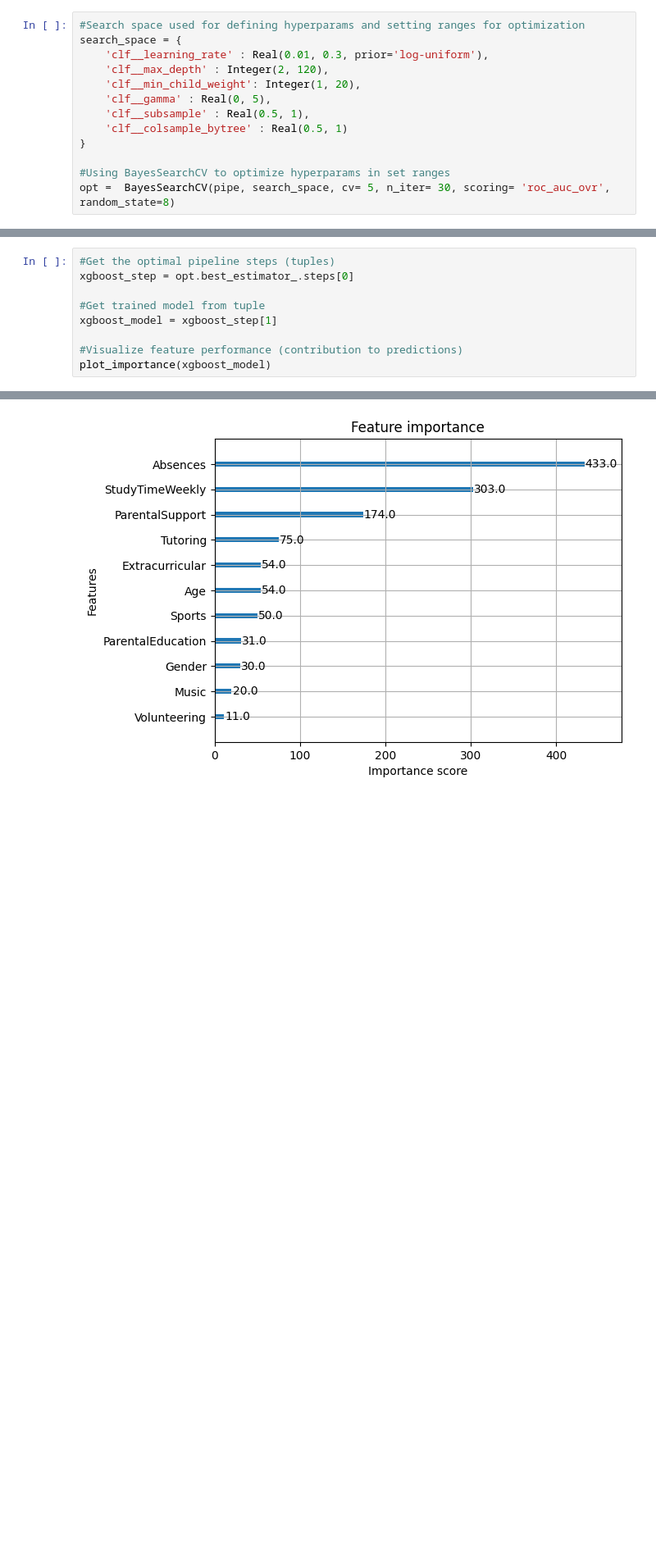
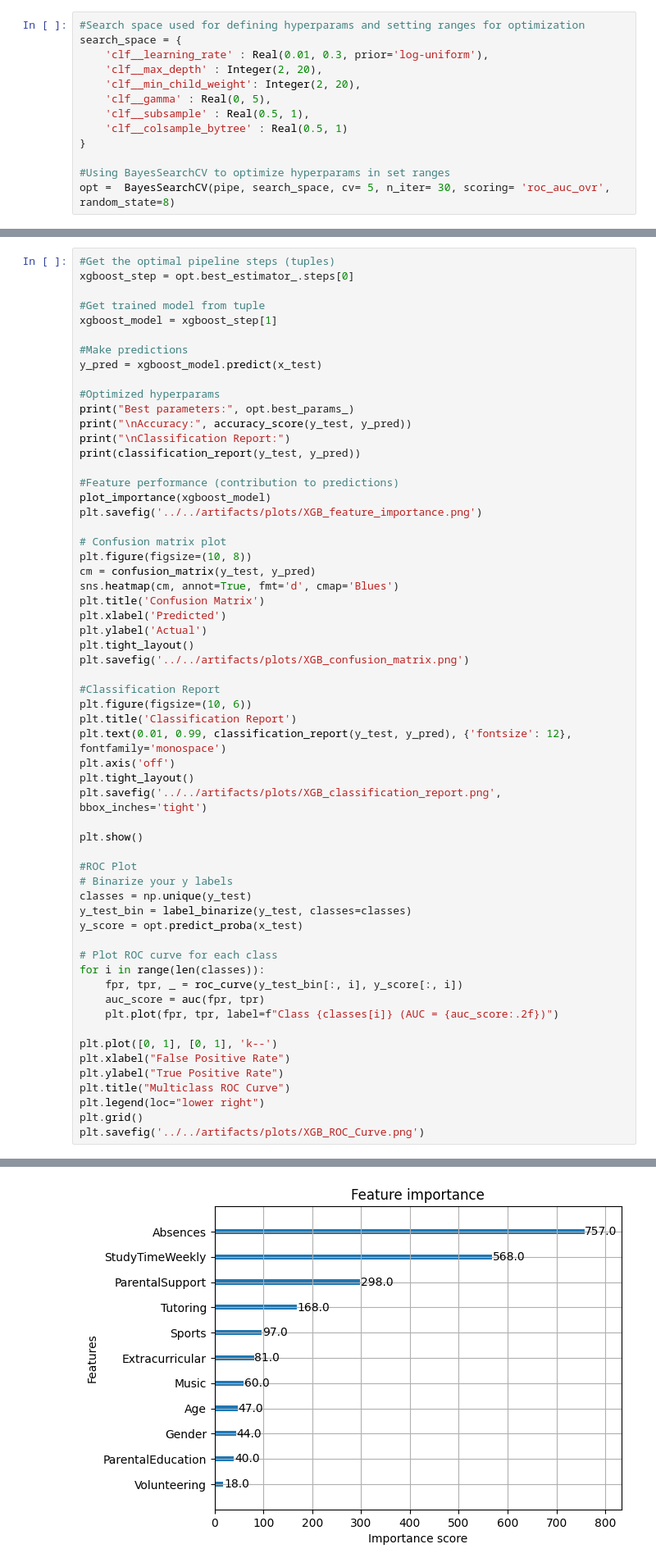
Before and after one commit to BeardedSeal77/MLG382_Guided_Project, a Jupyter notebook: Notebooks/models/XGBoost.ipynb, the cells around one changed output, grey strips where cells are left out. Shown: that part at 82% size. Cells and saved outputs as stored; diff of their text form; blank space fills up the shorter version.

Commit message:
Cleaned up model, added artifacts

```diff
--- a/Notebooks/models/XGBoost.ipynb
+++ b/Notebooks/models/XGBoost.ipynb
@@ -96,8 +101,8 @@ Pipeline(steps=[('clf',
 #Search space used for defining hyperparams and setting ranges for optimization
 search_space = {
     'clf__learning_rate' : Real(0.01, 0.3, prior='log-uniform'),
-    'clf__max_depth' : Integer(2, 120),
-    'clf__min_child_weight': Integer(1, 20),
+    'clf__max_depth' : Integer(2, 20),
+    'clf__min_child_weight': Integer(2, 20),
     'clf__gamma' : Real(0, 5),
     'clf__subsample' : Real(0.5, 1),
     'clf__colsample_bytree' : Real(0.5, 1)
@@ -173,6 +185,56 @@ xgboost_step = opt.best_estimator_.steps[0]
 #Get trained model from tuple
 xgboost_model = xgboost_step[1]
 
-#Visualize feature performance (contribution to predictions)
+#Make predictions
+y_pred = xgboost_model.predict(x_test)
+
+#Optimized hyperparams
+print("Best parameters:", opt.best_params_)
+print("\nAccuracy:", accuracy_score(y_test, y_pred))
+print("\nClassification Report:")
+print(classification_report(y_test, y_pred))
+
+#Feature performance (contribution to predictions)
 plot_importance(xgboost_model)
+plt.savefig('../../artifacts/plots/XGB_feature_importance.png')
+
+# Confusion matrix plot
+plt.figure(figsize=(10, 8))
+cm = confusion_matrix(y_test, y_pred)
+sns.heatmap(cm, annot=True, fmt='d', cmap='Blues')
+plt.title('Confusion Matrix')
+plt.xlabel('Predicted')
+plt.ylabel('Actual')
+plt.tight_layout()
+plt.savefig('../../artifacts/plots/XGB_confusion_matrix.png')
+
+#Classification Report
+plt.figure(figsize=(10, 6))
+plt.title('Classification Report')
+plt.text(0.01, 0.99, classification_report(y_test, y_pred), {'fontsize': 12}, fontfamily='monospace')
+plt.axis('off')
+plt.tight_layout()
+plt.savefig('../../artifacts/plots/XGB_classification_report.png', bbox_inches='tight')
+
+plt.show()
+
+#ROC Plot
+# Binarize your y labels
+classes = np.unique(y_test)
+y_test_bin = label_binarize(y_test, classes=classes)
+y_score = opt.predict_proba(x_test)
+
+# Plot ROC curve for each class
+for i in range(len(classes)):
+    fpr, tpr, _ = roc_curve(y_test_bin[:, i], y_score[:, i])
+    auc_score = auc(fpr, tpr)
+    plt.plot(fpr, tpr, label=f"Class {classes[i]} (AUC = {auc_score:.2f})")
+
+plt.plot([0, 1], [0, 1], 'k--')
+plt.xlabel("False Positive Rate")
+plt.ylabel("True Positive Rate")
+plt.title("Multiclass ROC Curve")
+plt.legend(loc="lower right")
+plt.grid()
+plt.savefig('../../artifacts/plots/XGB_ROC_Curve.png')
 # %% [output]
@@ -180 +257 @@ plot_importance(xgboost_model)
-[figure, old version]
+[figure, new version]
```
Also changed, not shown: parts of 12 cells of this notebook, 7 other files.
